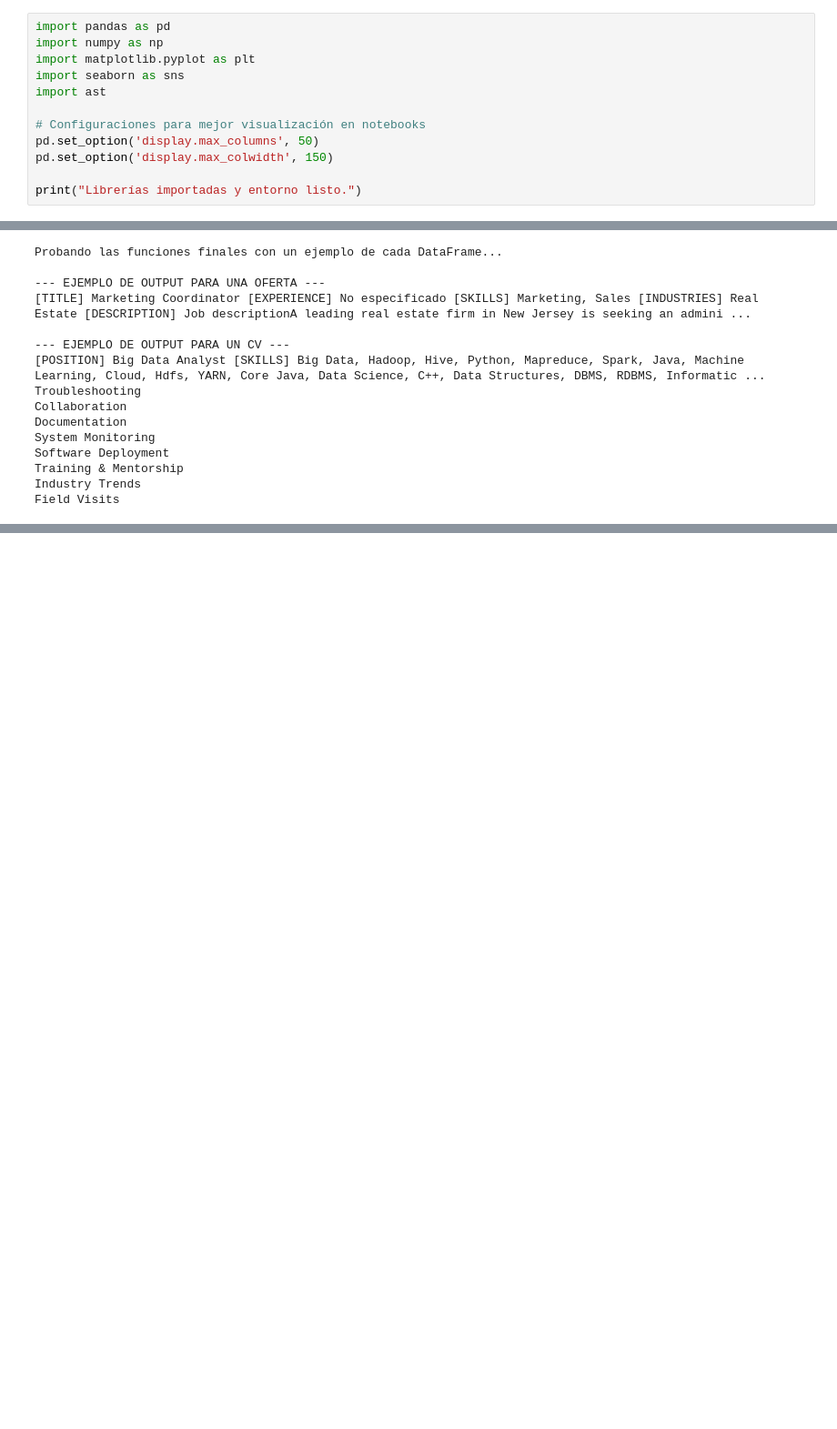
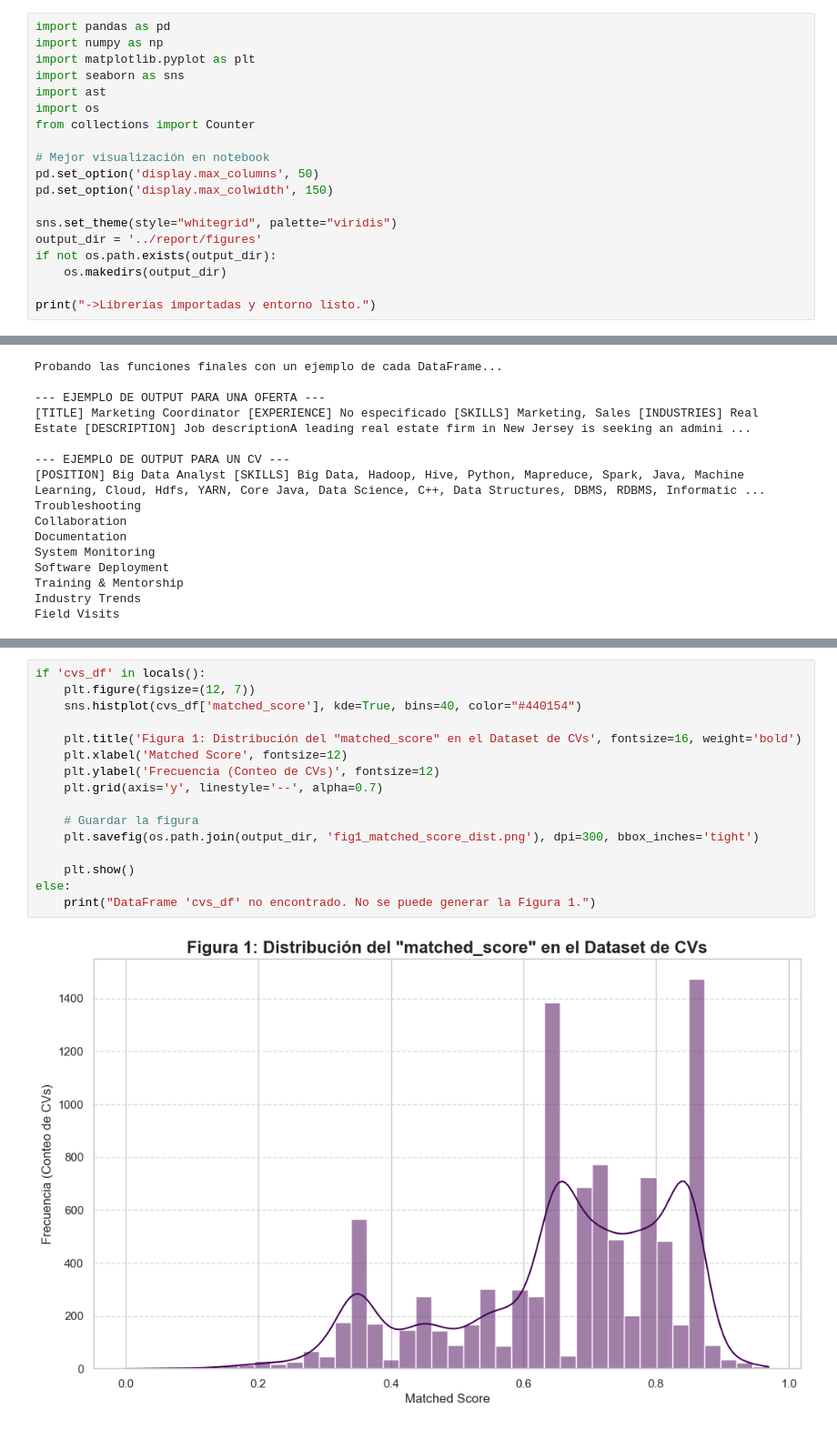
Before and after one commit to almarqu1/TFG, a Jupyter notebook: notebooks/01_eda_preproc.ipynb, the cells around one changed output, grey strips where cells are left out. Shown at 91% size. Cells and saved outputs as stored; diff of their text form; blank space fills up the shorter version.

Commit message:
Created preprocessing script and generated figures for final essay

```diff
--- a/notebooks/01_eda_preproc.ipynb
+++ b/notebooks/01_eda_preproc.ipynb
@@ -8,10 +8,17 @@ import numpy as np
 import matplotlib.pyplot as plt
 import seaborn as sns
 import ast
+import os
+from collections import Counter
 
-# Configuraciones para mejor visualización en notebooks
+# Mejor visualización en notebook
 pd.set_option('display.max_columns', 50)
 pd.set_option('display.max_colwidth', 150)
 
-print("Librerías importadas y entorno listo.")
+sns.set_theme(style="whitegrid", palette="viridis")
+output_dir = '../report/figures'
+if not os.path.exists(output_dir):
+    os.makedirs(output_dir)
+
+print("->Librerías importadas y entorno listo.")
 # %% [output]
@@ -292,0 +272,18 @@ Field Visits
+# %%
+if 'cvs_df' in locals():
+    plt.figure(figsize=(12, 7))
+    sns.histplot(cvs_df['matched_score'], kde=True, bins=40, color="#440154")
+
+    plt.title('Figura 1: Distribución del "matched_score" en el Dataset de CVs', fontsize=16, weight='bold')
+    plt.xlabel('Matched Score', fontsize=12)
+    plt.ylabel('Frecuencia (Conteo de CVs)', fontsize=12)
+    plt.grid(axis='y', linestyle='--', alpha=0.7)
+
+    # Guardar la figura
+    plt.savefig(os.path.join(output_dir, 'fig1_matched_score_dist.png'), dpi=300, bbox_inches='tight')
+
+    plt.show()
+else:
+    print("DataFrame 'cvs_df' no encontrado. No se puede generar la Figura 1.")
+# %% [output]
+[figure, added]
```
Also changed, not shown: parts of 6 cells of this notebook, 5 other files.
